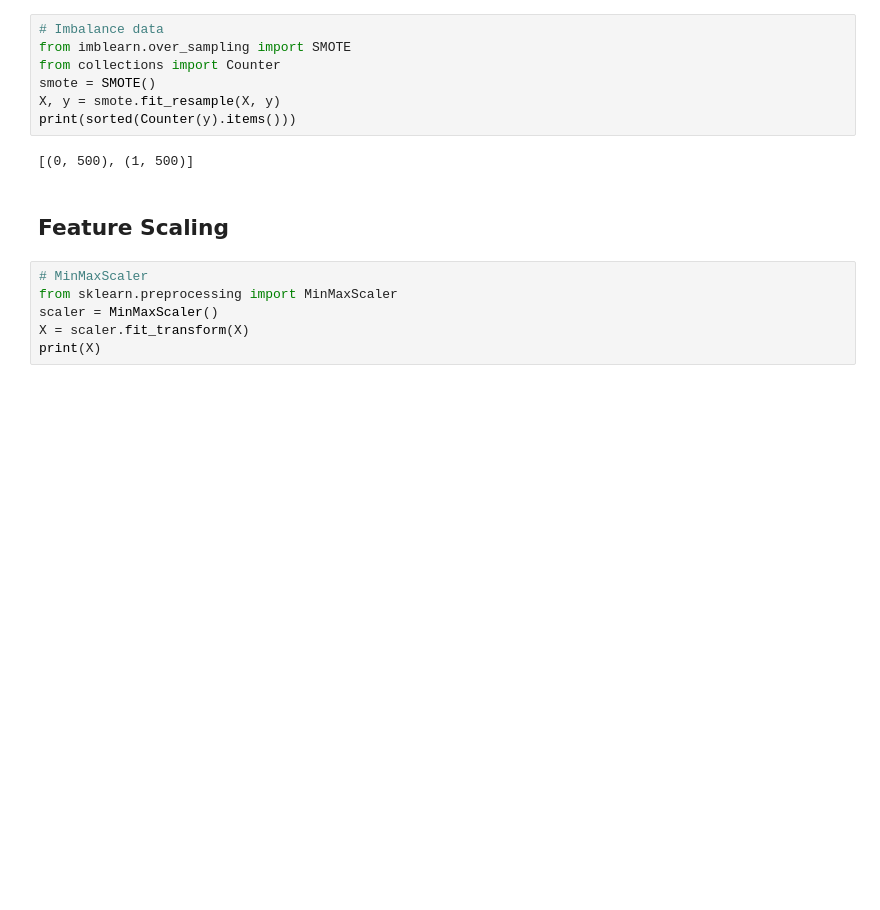
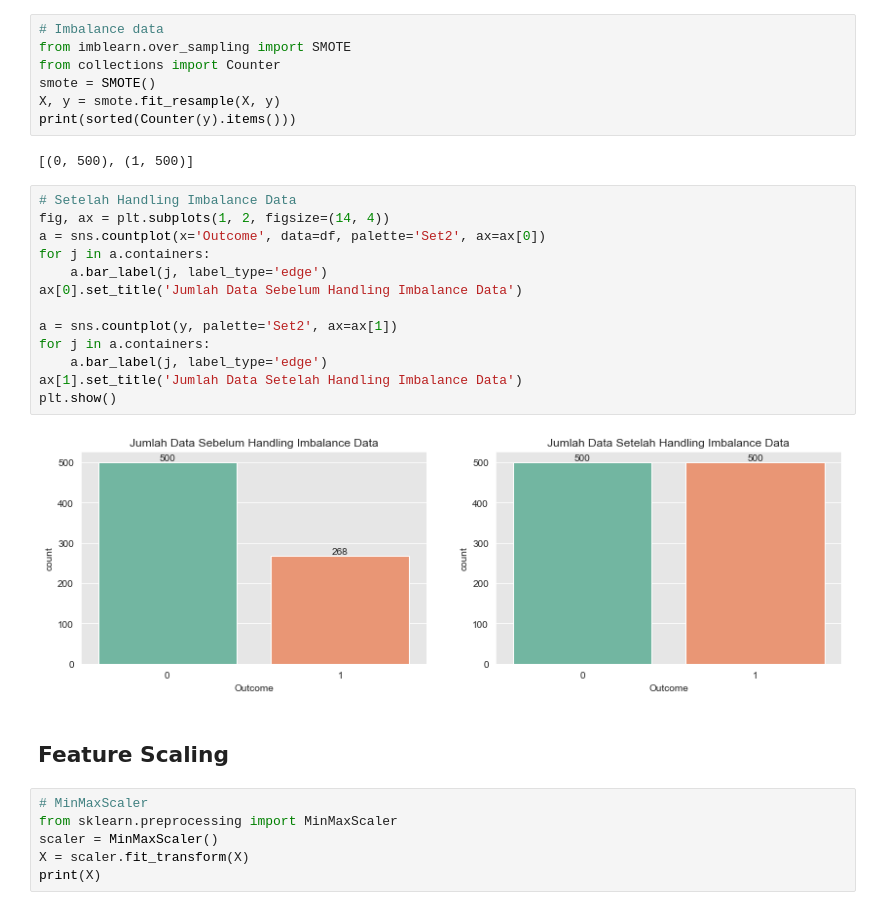
Before and after one commit to Fauzan-Kamil/predict-diabetes-streamlit, a Jupyter notebook: diabetes.ipynb, the cells around one changed output. Cells and saved outputs as stored; diff of their text form; blank space fills up the shorter version.

```diff
--- a/diabetes.ipynb
+++ b/diabetes.ipynb
@@ -397,6 +429,21 @@ X, y = smote.fit_resample(X, y)
 print(sorted(Counter(y).items()))
 # %% [output]
 [(0, 500), (1, 500)]
+# %%
+# Setelah Handling Imbalance Data
+fig, ax = plt.subplots(1, 2, figsize=(14, 4))
+a = sns.countplot(x='Outcome', data=df, palette='Set2', ax=ax[0])
+for j in a.containers:
+    a.bar_label(j, label_type='edge')
+ax[0].set_title('Jumlah Data Sebelum Handling Imbalance Data')
+
+a = sns.countplot(y, palette='Set2', ax=ax[1])
+for j in a.containers:
+    a.bar_label(j, label_type='edge')
+ax[1].set_title('Jumlah Data Setelah Handling Imbalance Data')
+plt.show()
+# %% [output]
+[figure, added]
 # %% [markdown]
 ## Feature Scaling
 # %%
```
Also changed, not shown: parts of 28 cells of this notebook, 5 other files.
